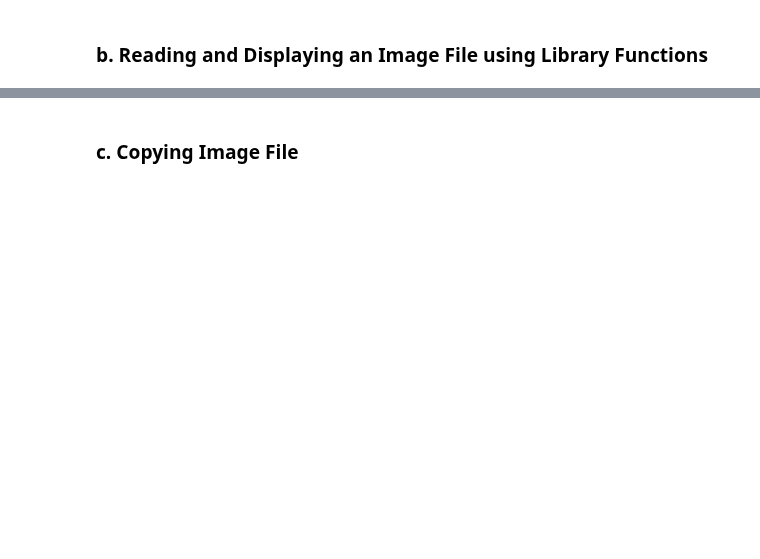
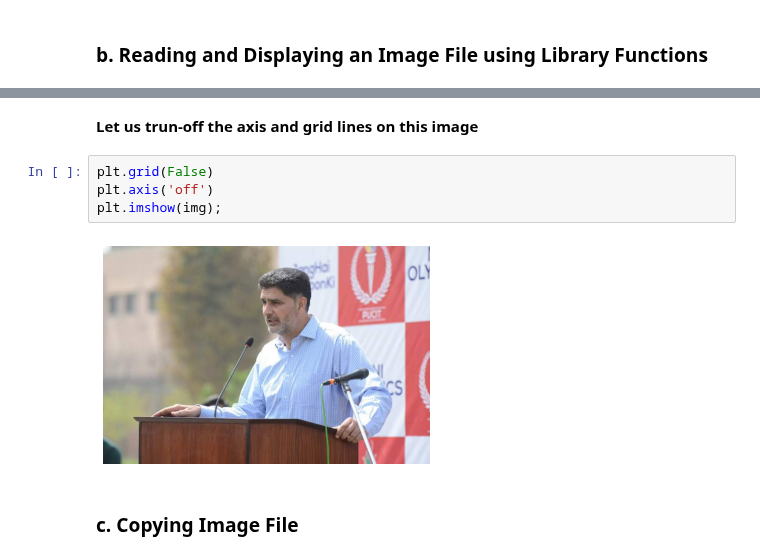
Before and after one commit to arifpucit/data-science, a Jupyter notebook: Section-2 (Basics of Python Programming)/Lec-2.15 (File Handling)/file_handling.ipynb, the cells around one changed output, grey strips where cells are left out. Drawn from its saved outputs; the diff is of its cells as text; blank space fills up the shorter version.

```diff
--- a/Section-2 (Basics of Python Programming)/Lec-2.15 (File Handling)/file_handling.ipynb
+++ b/Section-2 (Basics of Python Programming)/Lec-2.15 (File Handling)/file_handling.ipynb
@@ -564,3 +588,11 @@ display(im2)
+# %% [markdown]
+**Let us trun-off the axis and grid lines on this image**
+# %%
+plt.grid(False)
+plt.axis('off')
+plt.imshow(img);
+# %% [output]
+[figure, added]
 # %% [markdown]
 ### c. Copying Image File
 # %%
```
Also changed, not shown: parts of 25 cells of this notebook, 3 other files.
